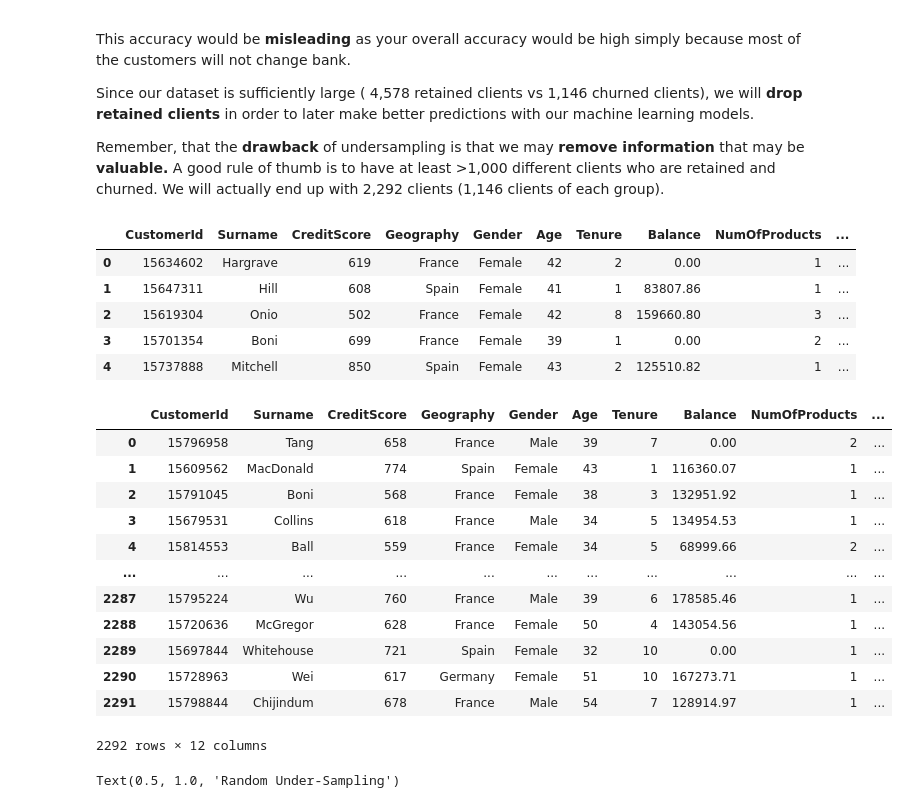
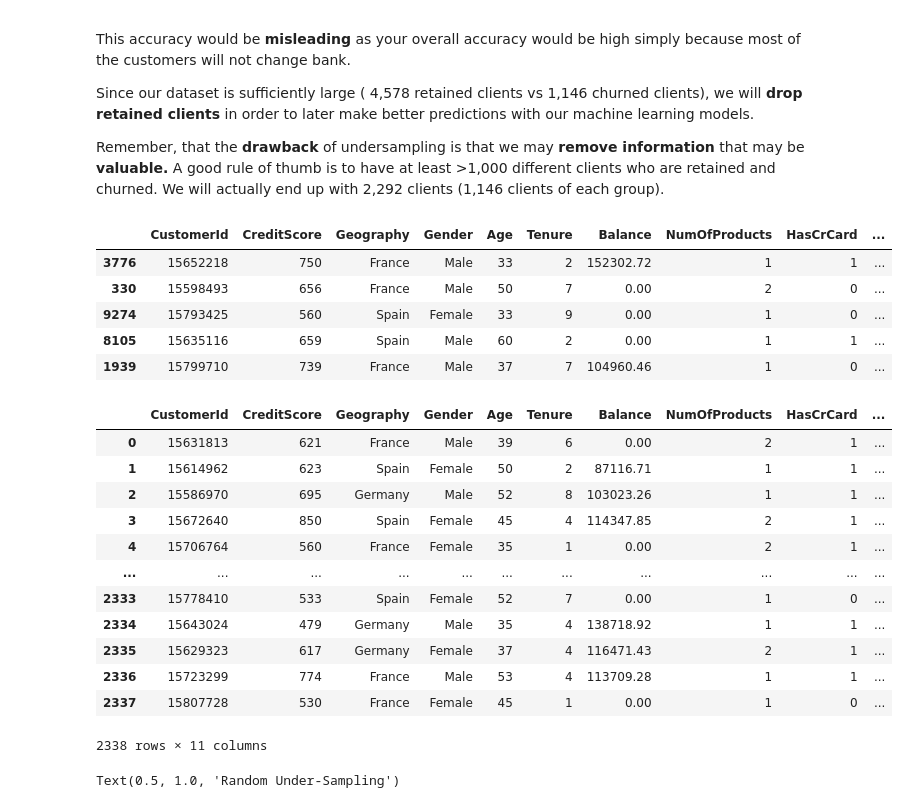
Before and after one commit to IgnacioGB1990/ML_Supervised_Classification, a Jupyter notebook: src/main.ipynb, the cells around one changed output. Cells and saved outputs as stored; diff of their text form; code cells hidden in the pictures.

```diff
--- a/src/main.ipynb
+++ b/src/main.ipynb
@@ -97,11 +104,9 @@ We do not want to contaminate our data or get insights before we divide into tra
 # %%
-# Remove first column
-df.drop(columns=['RowNumber'],inplace=True)
+# Remove irrelevant columns
+df.drop(columns=['RowNumber',"Surname"],inplace=True)
 
 # Rename Exited column as: target
 df = df.rename(columns={'Exited': 'target'})
 
-# Set index to start from 1 to n
-# df.index = np.arange(1,len(df)+1)
 df.head()
 # %% [output]
@@ -120,13 +125,13 @@ df.head()
 https://medium.com/@utkarsh.kant/how-to-split-your-dataset-into-train-test-and-validation-sets-17f40e98dfd0
 -->
 # %%
-X_train, y_train, X_valid, y_valid, X_test, y_test = train_valid_test_split(df,
+X_train, y_train, X_val, y_val, X_test, y_test = train_valid_test_split(df,
                                                                            target="target",
                                                                            train_size=0.6,
                                                                            valid_size=0.2,
                                                                            test_size=0.2)
 # View size
 print(X_train.shape,y_train.shape )
-print(X_valid.shape,y_valid.shape )
+print(X_val.shape,y_val.shape )
 print(X_test.shape,y_test.shape )
 # %% [output]
@@ -405,30 +446,33 @@ Remember, that the **drawback** of undersampling is that we may **remove informa
 # Remember how our df looked.
 df.head()
 # %% [output]
-|  | CustomerId | Surname | CreditScore | Geography | Gender | Age | Tenure | Balance | NumOfProducts | ... |
-| 0 | 15634602 | Hargrave | 619 | France | Female | 42 | 2 | 0.00 | 1 | ... |
-| 1 | 15647311 | Hill | 608 | Spain | Female | 41 | 1 | 83807.86 | 1 | ... |
-| 2 | 15619304 | Onio | 502 | France | Female | 42 | 8 | 159660.80 | 3 | ... |
-| 3 | 15701354 | Boni | 699 | France | Female | 39 | 1 | 0.00 | 2 | ... |
-| 4 | 15737888 | Mitchell | 850 | Spain | Female | 43 | 2 | 125510.82 | 1 | ... |
+|  | CustomerId | CreditScore | Geography | Gender | Age | Tenure | Balance | NumOfProducts | HasCrCard | ... |
+| 3776 | 15652218 | 750 | France | Male | 33 | 2 | 152302.72 | 1 | 1 | ... |
+| 330 | 15598493 | 656 | France | Male | 50 | 7 | 0.00 | 2 | 0 | ... |
+| 9274 | 15793425 | 560 | Spain | Female | 33 | 9 | 0.00 | 1 | 0 | ... |
+| 8105 | 15635116 | 659 | Spain | Male | 60 | 2 | 0.00 | 1 | 1 | ... |
+| 1939 | 15799710 | 739 | France | Male | 37 | 7 | 104960.46 | 1 | 0 | ... |
 # %%
 rus = RandomUnderSampler(random_state=42)
-X_rus, y_rus = rus.fit_resample(df.loc[:, 'CustomerId':'EstimatedSalary'], df['target'])
-X_rus # We have 2,292 rows (1,146 x 2) Same amount of 0 and 1
+# X_rus, y_rus = rus.fit_resample(df.loc[:, 'CreditScore':'EstimatedSalary'], df['target'])
+
+X_train, y_train = rus.fit_resample(df.iloc[:, 0:11], df['target'])
+
+X_train
 # %% [output]
-|  | CustomerId | Surname | CreditScore | Geography | Gender | Age | Tenure | Balance | NumOfProducts | ... |
-| 0 | 15796958 | Tang | 658 | France | Male | 39 | 7 | 0.00 | 2 | ... |
-| 1 | 15609562 | MacDonald | 774 | Spain | Female | 43 | 1 | 116360.07 | 1 | ... |
-| 2 | 15791045 | Boni | 568 | France | Female | 38 | 3 | 132951.92 | 1 | ... |
-| 3 | 15679531 | Collins | 618 | France | Male | 34 | 5 | 134954.53 | 1 | ... |
-| 4 | 15814553 | Ball | 559 | France | Female | 34 | 5 | 68999.66 | 2 | ... |
+|  | CustomerId | CreditScore | Geography | Gender | Age | Tenure | Balance | NumOfProducts | HasCrCard | ... |
+| 0 | 15631813 | 621 | France | Male | 39 | 6 | 0.00 | 2 | 1 | ... |
+| 1 | 15614962 | 623 | Spain | Female | 50 | 2 | 87116.71 | 1 | 1 | ... |
+| 2 | 15586970 | 695 | Germany | Male | 52 | 8 | 103023.26 | 1 | 1 | ... |
+| 3 | 15672640 | 850 | Spain | Female | 45 | 4 | 114347.85 | 2 | 1 | ... |
+| 4 | 15706764 | 560 | France | Female | 35 | 1 | 0.00 | 2 | 1 | ... |
 | ... | ... | ... | ... | ... | ... | ... | ... | ... | ... | ... |
-| 2287 | 15795224 | Wu | 760 | France | Male | 39 | 6 | 178585.46 | 1 | ... |
-| 2288 | 15720636 | McGregor | 628 | France | Female | 50 | 4 | 143054.56 | 1 | ... |
-| 2289 | 15697844 | Whitehouse | 721 | Spain | Female | 32 | 10 | 0.00 | 1 | ... |
-| 2290 | 15728963 | Wei | 617 | Germany | Female | 51 | 10 | 167273.71 | 1 | ... |
-| 2291 | 15798844 | Chijindum | 678 | France | Male | 54 | 7 | 128914.97 | 1 | ... |
+| 2333 | 15778410 | 533 | Spain | Female | 52 | 7 | 0.00 | 1 | 0 | ... |
+| 2334 | 15643024 | 479 | Germany | Male | 35 | 4 | 138718.92 | 1 | 1 | ... |
+| 2335 | 15629323 | 617 | Germany | Female | 37 | 4 | 116471.43 | 2 | 1 | ... |
+| 2336 | 15723299 | 774 | France | Male | 53 | 4 | 113709.28 | 1 | 1 | ... |
+| 2337 | 15807728 | 530 | France | Female | 45 | 1 | 0.00 | 1 | 0 | ... |
-2292 rows × 12 columns
+2338 rows × 11 columns
 # %%
 fig, axes = plt.subplots(1, 2, figsize=(15, 5), sharey=True)
 
```
Also changed, not shown: parts of 40 cells of this notebook, 1 other file.
